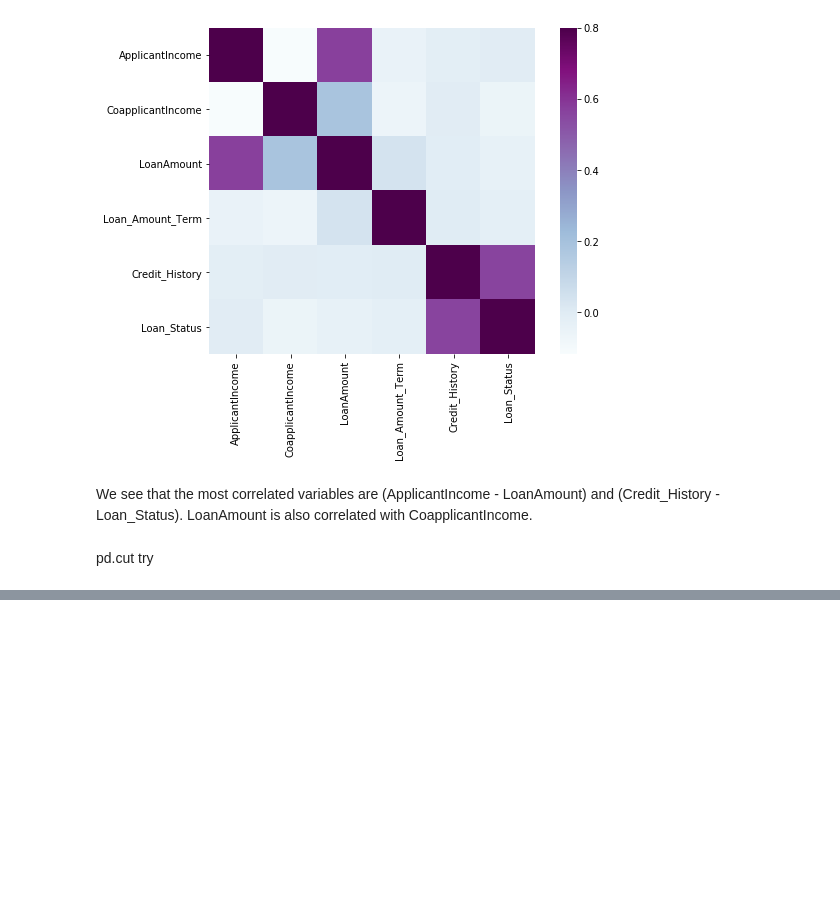
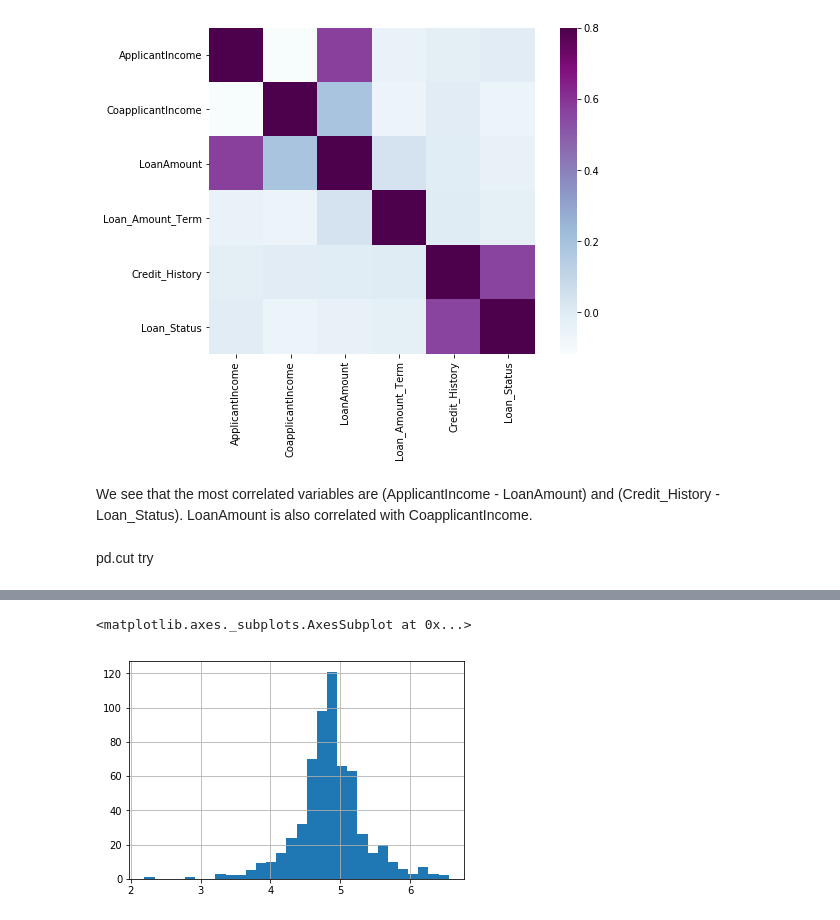
Before and after one commit to SwatiModi/loan-prediction, a Jupyter notebook: Loan.ipynb, the cells around one changed output, grey strips where cells are left out. Saved outputs shown, nothing was run; the diff lists cells and outputs as text; code cells hidden in the pictures; blank space fills up the shorter version.

```diff
--- a/Loan.ipynb
+++ b/Loan.ipynb
@@ -436,0 +594,5 @@ Categories (3, object): [poor < normal < excellent]
+# %%
+train['LoanAmount_log'].hist(bins=30)
+# %% [output]
+<matplotlib.axes._subplots.AxesSubplot at 0x...>
+[figure, added]
```
Also changed, not shown: parts of 62 cells of this notebook, 1 other file.
